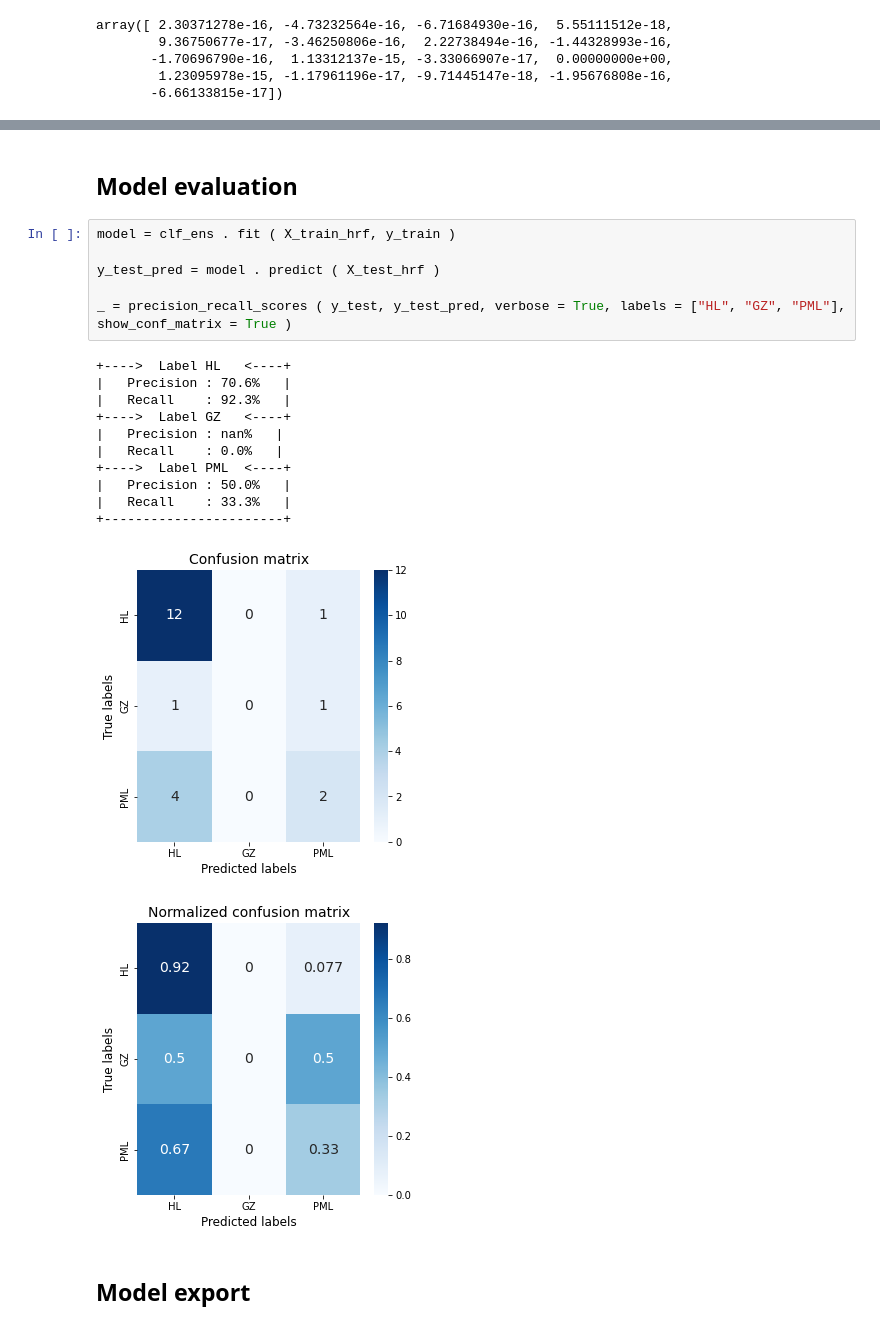
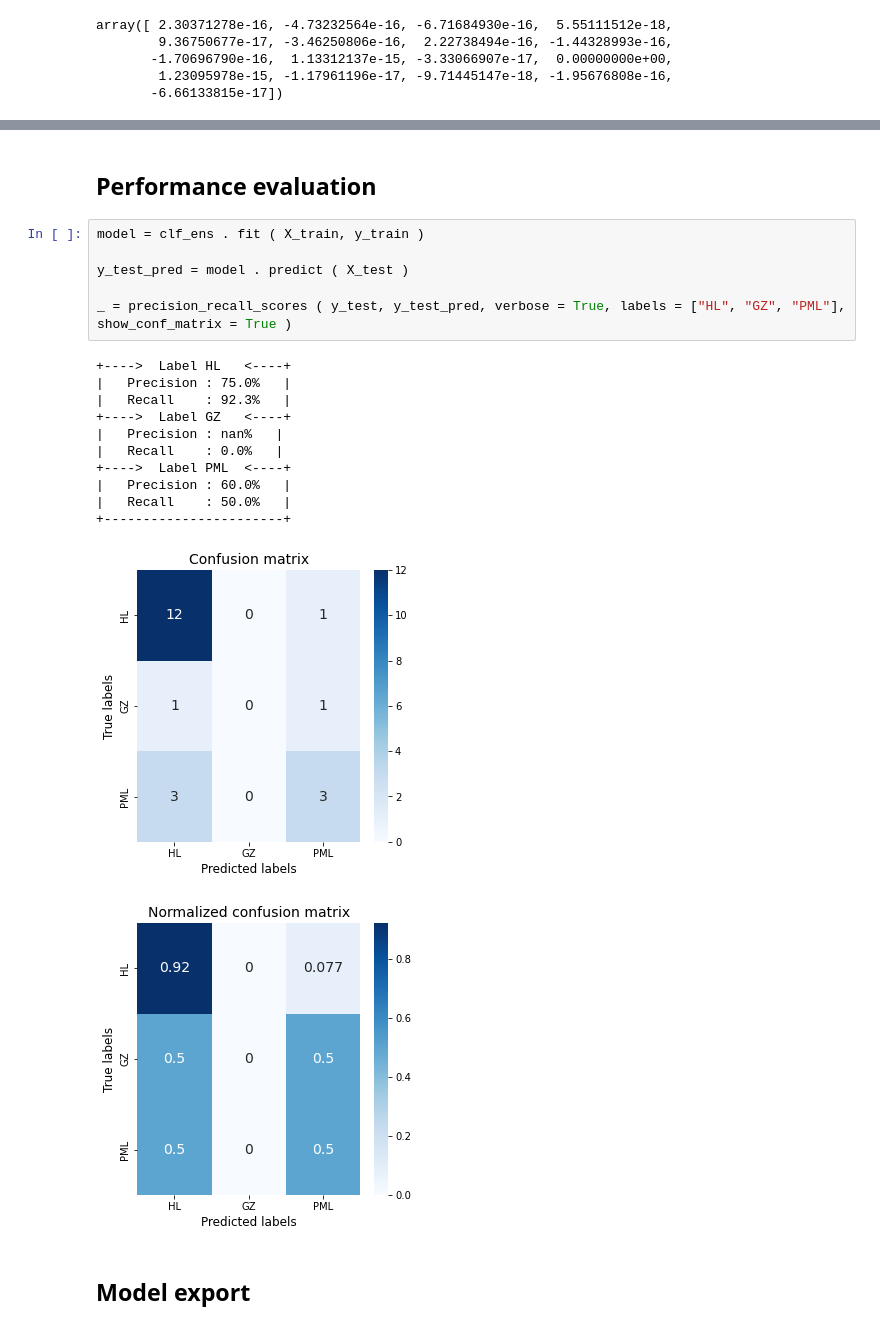
Before and after one commit to harel-coffee/mediastinal-lymphoma-classification-auto, a Jupyter notebook: 4_multiclass_classification.ipynb, the cells around one changed output, grey strips where cells are left out. Cells and saved outputs as stored; diff of their text form.

```diff
--- a/4_multiclass_classification.ipynb
+++ b/4_multiclass_classification.ipynb
@@ -387,24 +306,24 @@ _ = precision_recall_scores ( y_train, y_train_pred, verbose = True, labels = ["
 # %% [markdown]
-## Model evaluation
+## Performance evaluation
 # %%
-model = clf_ens . fit ( X_train_hrf, y_train )
+model = clf_ens . fit ( X_train, y_train )
 
-y_test_pred = model . predict ( X_test_hrf )
+y_test_pred = model . predict ( X_test )
 
 _ = precision_recall_scores ( y_test, y_test_pred, verbose = True, labels = ["HL", "GZ", "PML"], show_conf_matrix = True )
 # %% [output]
 +---->  Label HL   <----+
-|   Precision : 70.6%   |
+|   Precision : 75.0%   |
 |   Recall    : 92.3%   |
 +---->  Label GZ   <----+
 |   Precision : nan%   |
 |   Recall    : 0.0%   |
 +---->  Label PML  <----+
-|   Precision : 50.0%   |
-|   Recall    : 33.3%   |
+|   Precision : 60.0%   |
+|   Recall    : 50.0%   |
 +-----------------------+
 [figure]
-[figure, old version]
+[figure, new version]
 # %% [markdown]
 ## Model export
 # %%
```
Also changed, not shown: parts of 19 cells of this notebook.
